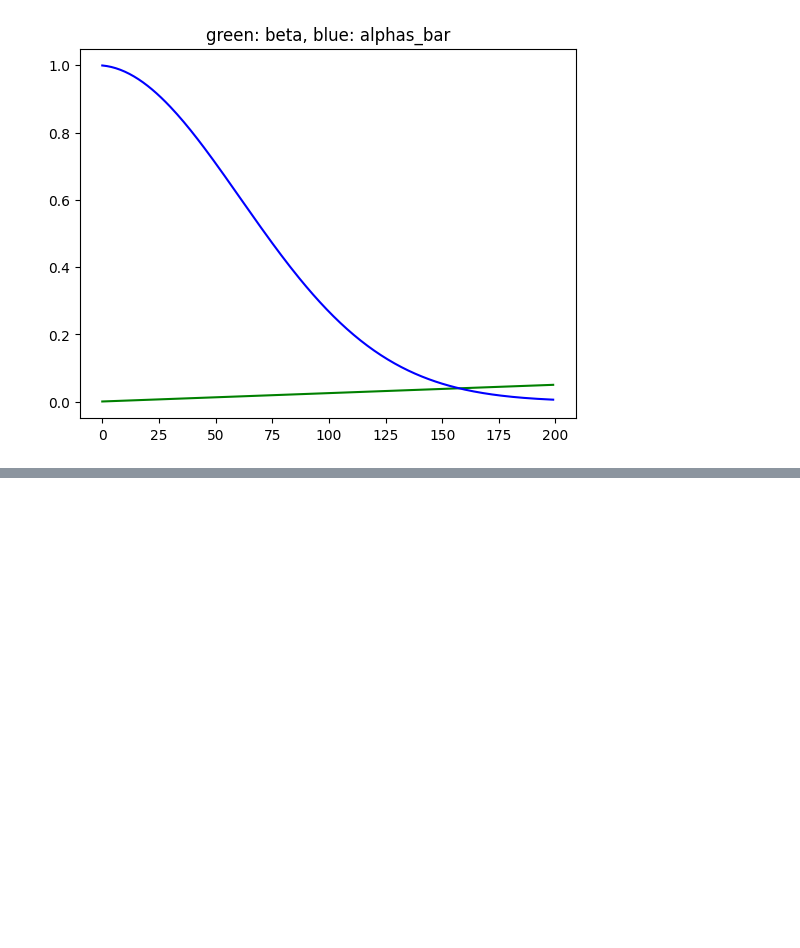
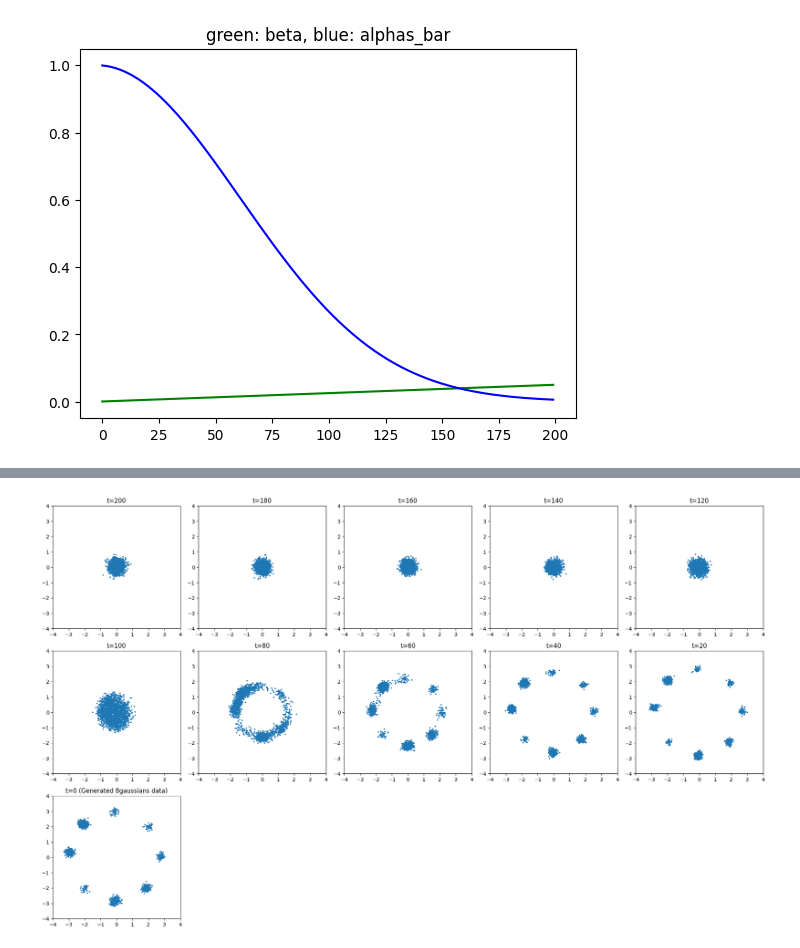
Before and after one commit to MyeongGuJo/hayaku-250322, a Jupyter notebook: hayaku_diffusion.ipynb, the cells around one changed output, grey strips where cells are left out. Cells and saved outputs as stored; diff of their text form; code cells hidden in the pictures; blank space fills up the shorter version.

```diff
--- a/hayaku_diffusion.ipynb
+++ b/hayaku_diffusion.ipynb
@@ -420,18 +316,0 @@ print(len(dataloader))
-# %%
-# Fetch a single batch and check the shape
-for batch_idx, (data, target) in enumerate(dataloader):
-    print('Batch:', batch_idx)
-    print('Data shape:', data.shape)    # Expected: (32, 1, 3, 28, 28)
-    print('Target shape:', target.shape)  # Expected: (32, 3)
-
-    for j in range(2):
-        fig, ax = plt.subplots(1, 3, figsize=(15, 5))
-        ax[1].title.set_text('class: %i' % target[j])
-        for j in range(3):
-            ax[j].imshow(data[j].permute(1, 2, 0), cmap='gray', vmin=-1, vmax=1)
-            ax[j].axis('off')
-        plt.show()
-
-    out_size = model(data.to(device), torch.arange(data.shape[0]).to(device), torch.zeros((data.shape[0], 10)).to(device)).shape
-    print(out_size)
-    break
@@ -551,2 +316,0 @@ torch.Size([0])
-# %%
-model.load_state_dict(torch.load('cfg_3d_unet.nn').state_dict())
@@ -554,0 +391,32 @@ model.load_state_dict(torch.load('cfg_3d_unet.nn').state_dict())
+# %%
+import math
+
+n_plot = 10  # Number of plots for intermediate timesteps
+n_total = n_plot + 1  # Total plots (including final sample)
+n_cols = 5  # 5 plots per row
+n_rows = math.ceil(n_total / n_cols)
+
+fig, axs = plt.subplots(n_rows, n_cols, figsize=(20, 4 * n_rows))
+axs = axs.flatten()
+
+for i in range(n_total):
+    ax = axs[i]
+    if i < n_plot:
+        t = (n_step // n_plot) * i
+        samples = samples_traj[t]
+        ax.scatter(samples[:, 0], samples[:, 1], s=3)
+        ax.set_title(f't={200 - t}')
+    else:
+        ax.scatter(final_sample[:, 0], final_sample[:, 1], s=3)
+        ax.set_title('t=0 (Generated 8gaussians data)')
+    ax.set_xlim([-4, 4])
+    ax.set_ylim([-4, 4])
+
+# Hide any unused subplots if they exist
+for j in range(n_total, len(axs)):
+    axs[j].axis('off')
+
+plt.tight_layout()
+plt.show()
+# %% [output]
+[figure, added]
```
Also changed, not shown: parts of 33 cells of this notebook.
